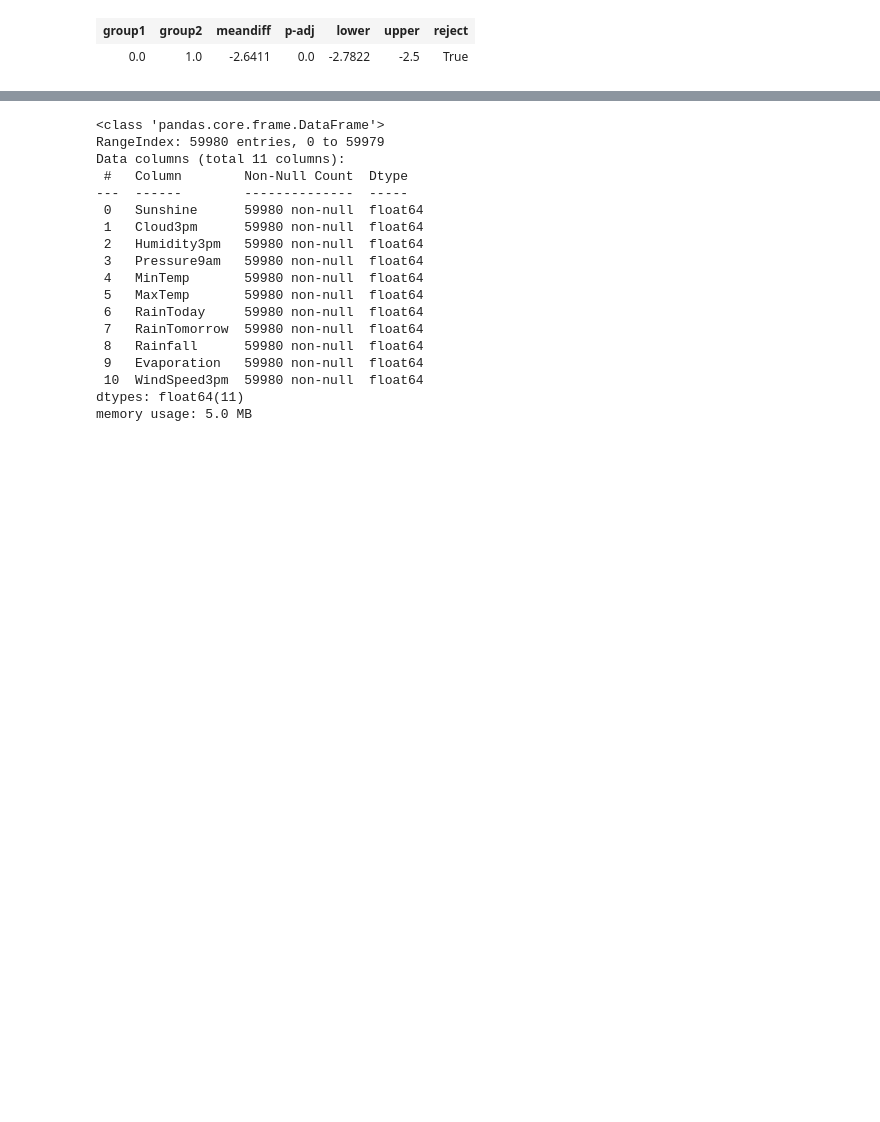
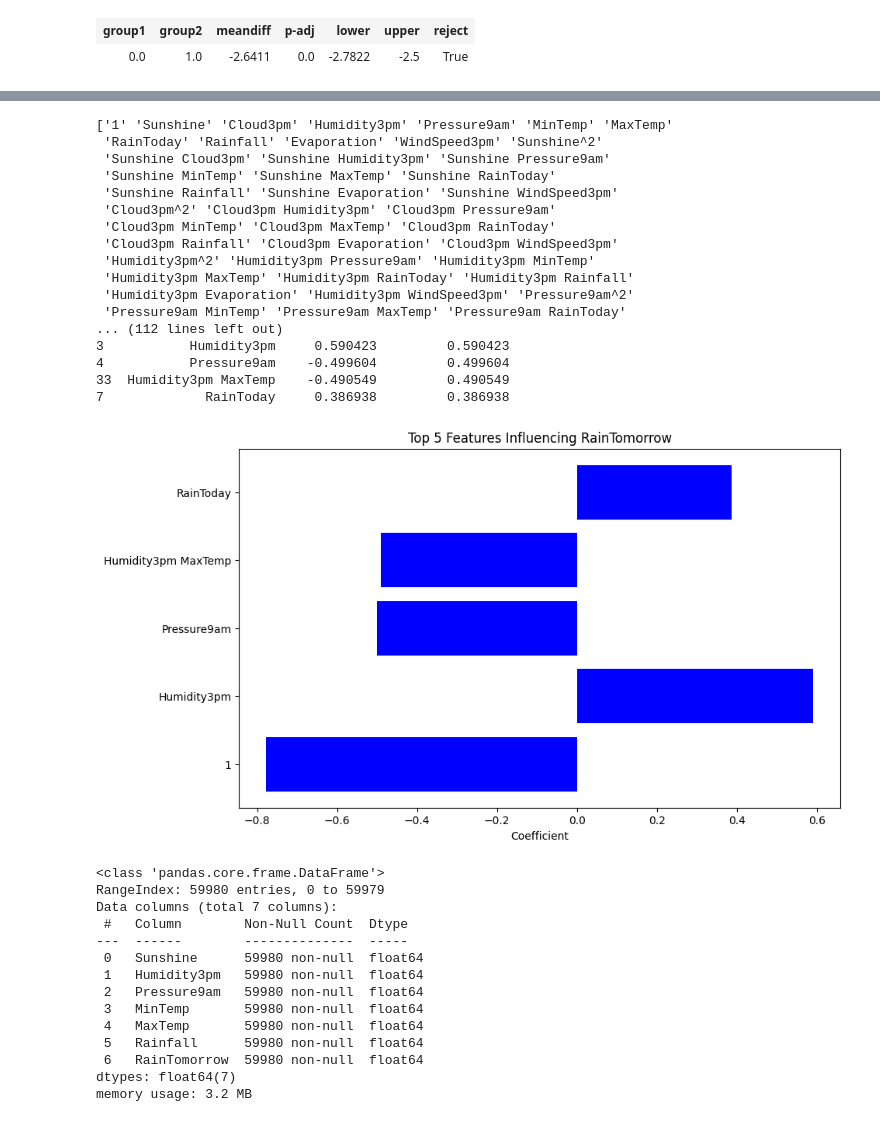
Before and after one commit to Liz3tha/DRSP-RAINFALL-PROJECT, a Jupyter notebook: DSRP_PREDICT_RAIN_IN_AUSTRALIA.ipynb, the cells around one changed output, grey strips where cells are left out. Drawn from its saved outputs; the diff is of its cells as text; code cells hidden in the pictures; blank space fills up the shorter version.

```diff
--- a/DSRP_PREDICT_RAIN_IN_AUSTRALIA.ipynb
+++ b/DSRP_PREDICT_RAIN_IN_AUSTRALIA.ipynb
@@ -334,27 +556,67 @@ Multiple Comparison of Means - Tukey HSD, FWER=0.05
+# %%
+# Horizontal bar graph with best features
+#grabbing columns
+feature_names = poly.get_feature_names_out(X_train.columns)
+print(feature_names)
+# coefficients the model learned stored into 'coefficients'(0 bc its binary)
+coefficients = model.coef_[0]
+
+# dataframe with feature and coefficient (including abs for ranking)
+feature_importance = pd.DataFrame({'Feature': feature_names,'Coefficient': coefficients,'Abs_Coefficient': np.abs(coefficients)})
+
+# rank using abs (biggest->smallest)
+feature_importance = feature_importance.sort_values(by='Abs_Coefficient', ascending=False)
+
+print(feature_importance.head(5))
+
+top_n = 5
+top_features = feature_importance.head(top_n)
+
+#The Plot itself
+plt.figure(figsize=(10, 6))
+plt.barh(top_features['Feature'], top_features['Coefficient'], color= 'blue')
+plt.xlabel('Coefficient')
+plt.title('Top 5 Features Influencing RainTomorrow')
+plt.show()
+# %% [output]
+['1' 'Sunshine' 'Cloud3pm' 'Humidity3pm' 'Pressure9am' 'MinTemp' 'MaxTemp'
+ 'RainToday' 'Rainfall' 'Evaporation' 'WindSpeed3pm' 'Sunshine^2'
+ 'Sunshine Cloud3pm' 'Sunshine Humidity3pm' 'Sunshine Pressure9am'
+ 'Sunshine MinTemp' 'Sunshine MaxTemp' 'Sunshine RainToday'
+ 'Sunshine Rainfall' 'Sunshine Evaporation' 'Sunshine WindSpeed3pm'
+ 'Cloud3pm^2' 'Cloud3pm Humidity3pm' 'Cloud3pm Pressure9am'
+ 'Cloud3pm MinTemp' 'Cloud3pm MaxTemp' 'Cloud3pm RainToday'
+ 'Cloud3pm Rainfall' 'Cloud3pm Evaporation' 'Cloud3pm WindSpeed3pm'
+ 'Humidity3pm^2' 'Humidity3pm Pressure9am' 'Humidity3pm MinTemp'
+ 'Humidity3pm MaxTemp' 'Humidity3pm RainToday' 'Humidity3pm Rainfall'
+ 'Humidity3pm Evaporation' 'Humidity3pm WindSpeed3pm' 'Pressure9am^2'
+ 'Pressure9am MinTemp' 'Pressure9am MaxTemp' 'Pressure9am RainToday'
+... (112 lines left out)
+3           Humidity3pm     0.590423         0.590423
+4           Pressure9am    -0.499604         0.499604
+33  Humidity3pm MaxTemp    -0.490549         0.490549
+7             RainToday     0.386938         0.386938
+[figure, added]
 # %%
-firstSetofSelectedC = ['Sunshine', 'Cloud3pm', 'Humidity3pm','Pressure9am', 'MinTemp', 'MaxTemp', 'RainToday', 'RainTomorrow','Rainfall','Evaporation','WindSpeed3pm']
+firstSetofSelectedC = ['Sunshine', 'Humidity3pm','Pressure9am', 'MinTemp', 'MaxTemp', 'Rainfall', 'RainTomorrow']
 
 
 # New df ( one that will be used to train models)
-df_new_copy = df[['Sunshine', 'Cloud3pm', 'Humidity3pm','Pressure9am', 'MinTemp', 'MaxTemp', 'RainToday', 'RainTomorrow','Rainfall','Evaporation','WindSpeed3pm']].copy()
+df_fin= df[['Sunshine', 'Humidity3pm','Pressure9am', 'MinTemp', 'MaxTemp', 'Rainfall', 'RainTomorrow']].copy()
 
-df_new_copy.info()
+df_fin.info()
 # %% [output]
 <class 'pandas.core.frame.DataFrame'>
 RangeIndex: 59980 entries, 0 to 59979
-Data columns (total 11 columns):
+Data columns (total 7 columns):
  #   Column        Non-Null Count  Dtype
 ---  ------        --------------  -----
  0   Sunshine      59980 non-null  float64
- 1   Cloud3pm      59980 non-null  float64
- 2   Humidity3pm   59980 non-null  float64
- 3   Pressure9am   59980 non-null  float64
- 4   MinTemp       59980 non-null  float64
- 5   MaxTemp       59980 non-null  float64
- 6   RainToday     59980 non-null  float64
- 7   RainTomorrow  59980 non-null  float64
- 8   Rainfall      59980 non-null  float64
- 9   Evaporation   59980 non-null  float64
- 10  WindSpeed3pm  59980 non-null  float64
-dtypes: float64(11)
-memory usage: 5.0 MB
+ 1   Humidity3pm   59980 non-null  float64
+ 2   Pressure9am   59980 non-null  float64
+ 3   MinTemp       59980 non-null  float64
+ 4   MaxTemp       59980 non-null  float64
+ 5   Rainfall      59980 non-null  float64
+ 6   RainTomorrow  59980 non-null  float64
+dtypes: float64(7)
+memory usage: 3.2 MB
```
Also changed, not shown: parts of 25 cells of this notebook.
